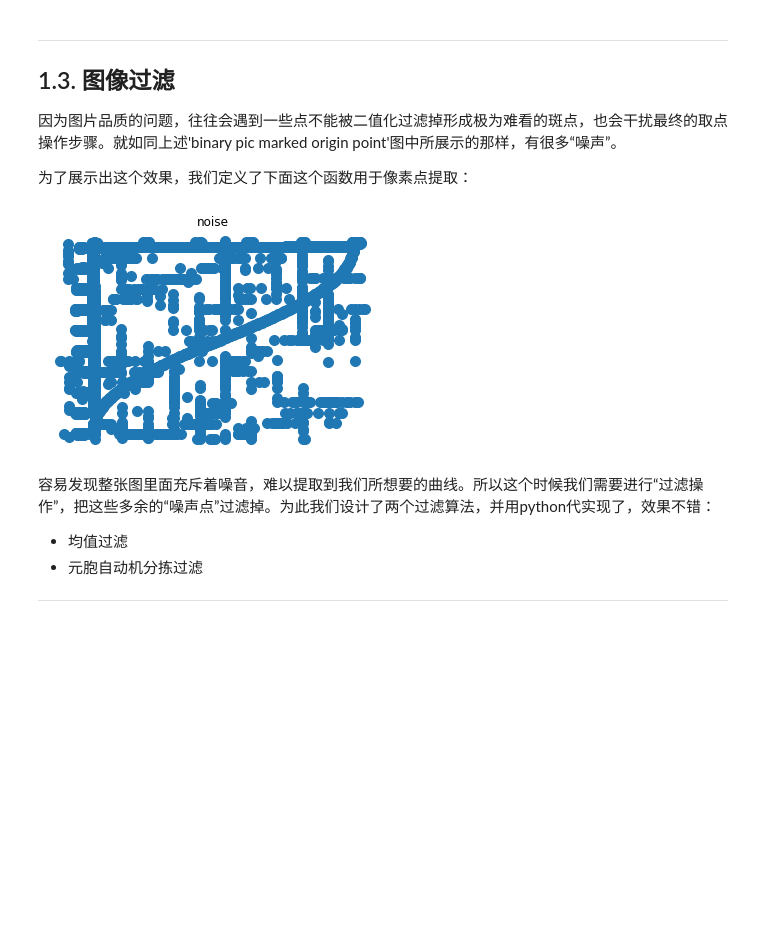
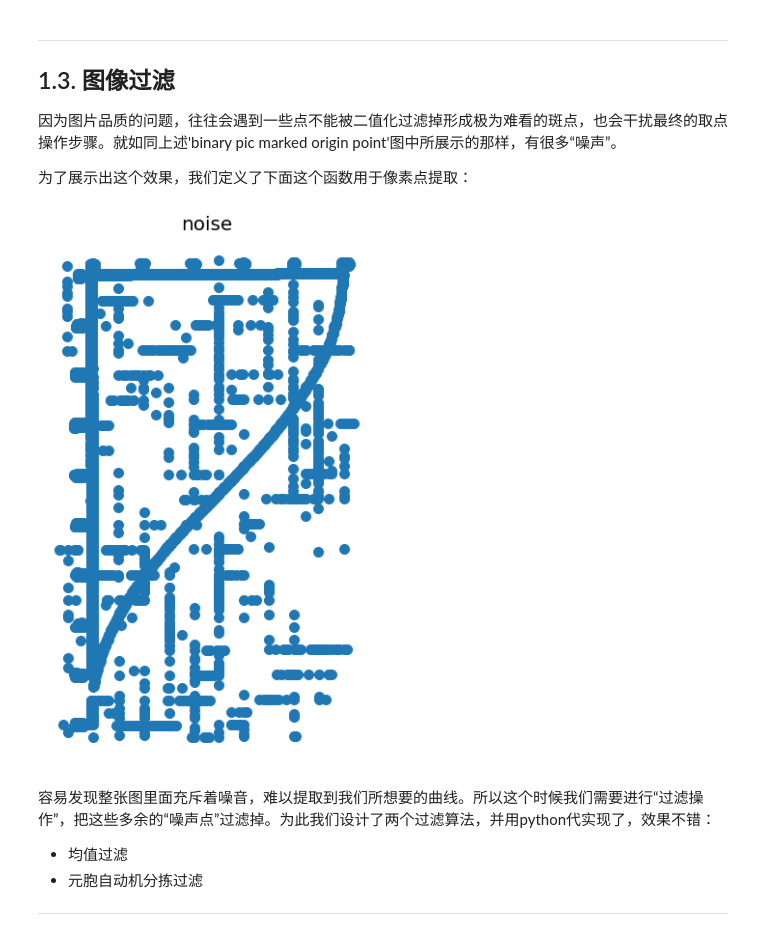
Before and after one commit to cherose2004/learning, a Jupyter notebook: project/Flight Simulation/homework/ProjectTeam1.ipynb, the cells around one changed output. Cells and saved outputs as stored; diff of their text form; code cells hidden in the pictures; blank space fills up the shorter version.

```diff
--- a/project/Flight Simulation/homework/ProjectTeam1.ipynb
+++ b/project/Flight Simulation/homework/ProjectTeam1.ipynb
@@ -535,12 +540,13 @@ def get_xiyj(mat):
     return xiyj
 # %%
 xiyj = get_xiyj(binary)
+plt.figure(figsize = (6,10))
 plt.scatter(xiyj[0] , xiyj[1],s = 100)
 plt.axis('off')
-plt.title('noise')
+plt.title('noise' , fontsize = 20)
 plt.show()
 # %% [output]
-[figure, old version]
+[figure, new version]
 # %% [markdown]
 容易发现整张图里面充斥着噪音，难以提取到我们所想要的曲线。所以这个时候我们需要进行“过滤操作”，把这些多余的“噪声点”过滤掉。为此我们设计了两个过滤算法，并用python代实现了，效果不错：
 
```
Also changed, not shown: parts of 27 cells of this notebook, 1 other file.
